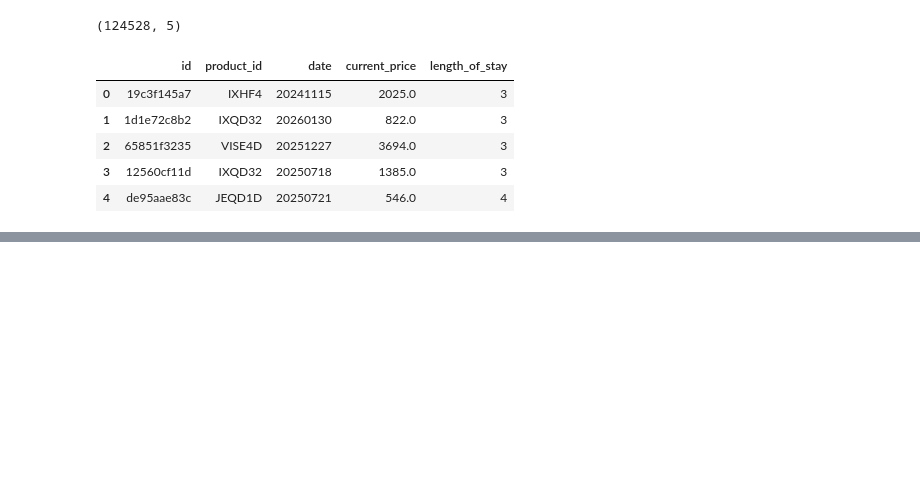
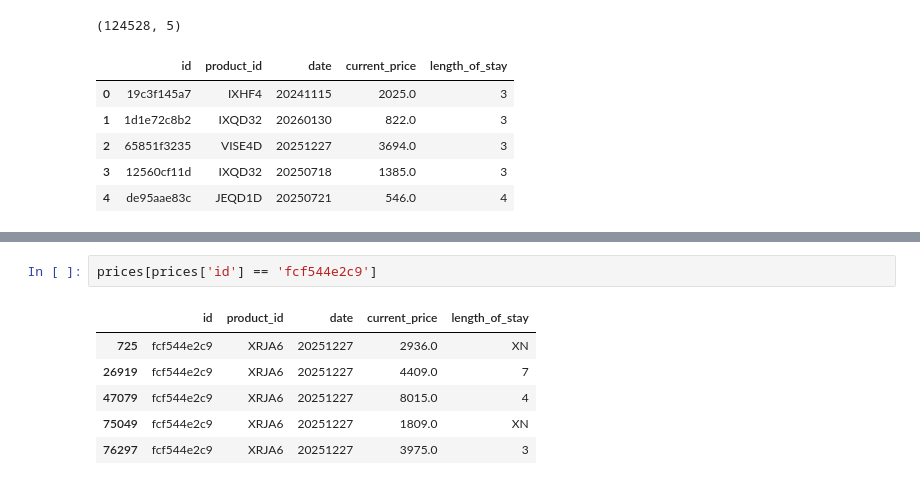
Before and after one commit to XaverHeuser/Data-engineering-task, a Jupyter notebook: notebooks/01_data_exploring.ipynb, the cells around one changed output, grey strips where cells are left out. Drawn from its saved outputs; the diff is of its cells as text; blank space fills up the shorter version.

```diff
--- a/notebooks/01_data_exploring.ipynb
+++ b/notebooks/01_data_exploring.ipynb
@@ -49,0 +282,9 @@ prices.head()
+# %%
+prices[prices['id'] == 'fcf544e2c9']
+# %% [output]
+|  | id | product_id | date | current_price | length_of_stay |
+| 725 | fcf544e2c9 | XRJA6 | 20251227 | 2936.0 | XN |
+| 26919 | fcf544e2c9 | XRJA6 | 20251227 | 4409.0 | 7 |
+| 47079 | fcf544e2c9 | XRJA6 | 20251227 | 8015.0 | 4 |
+| 75049 | fcf544e2c9 | XRJA6 | 20251227 | 1809.0 | XN |
+| 76297 | fcf544e2c9 | XRJA6 | 20251227 | 3975.0 | 3 |
```
Also changed, not shown: parts of 21 cells of this notebook, 2 other files.
